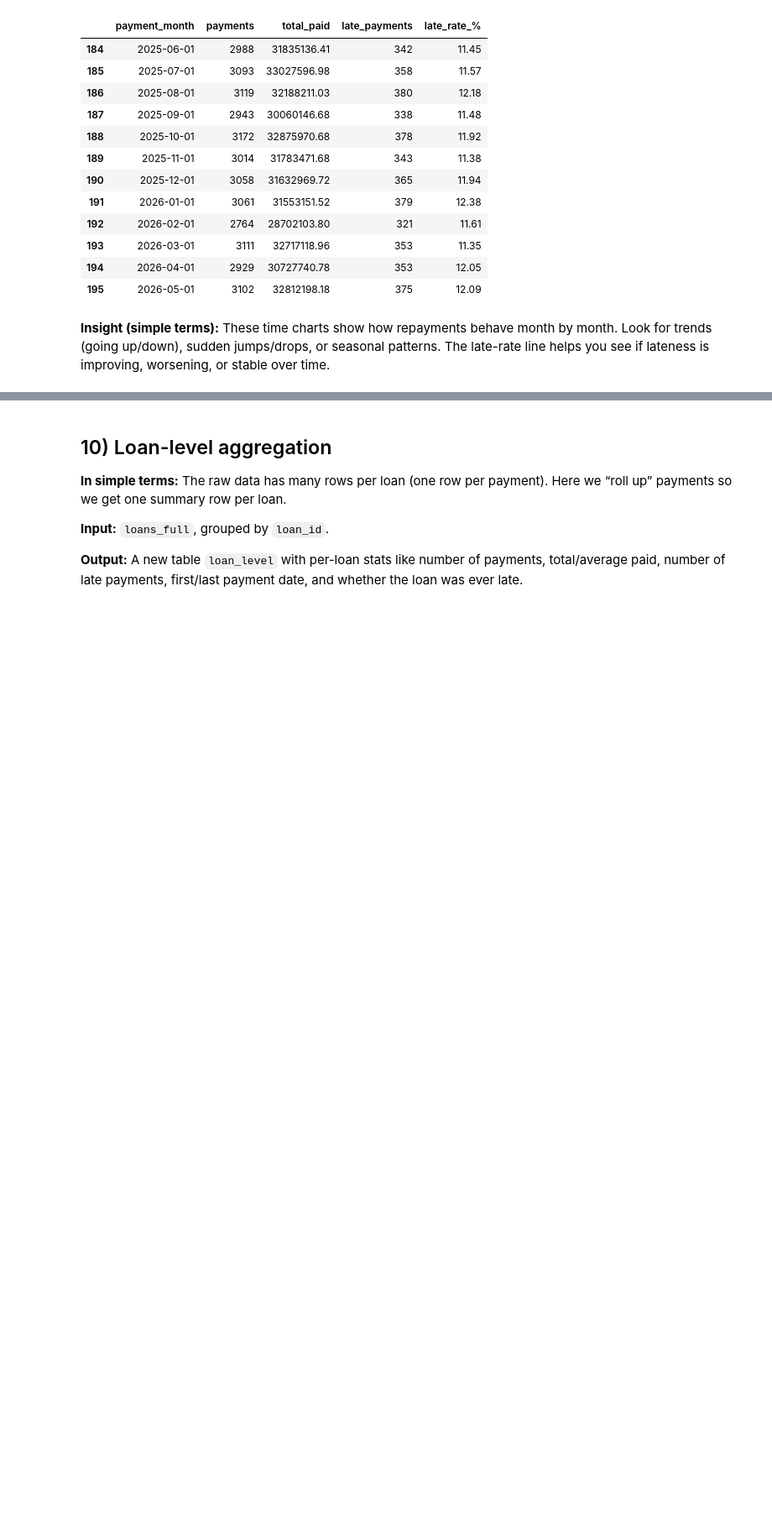
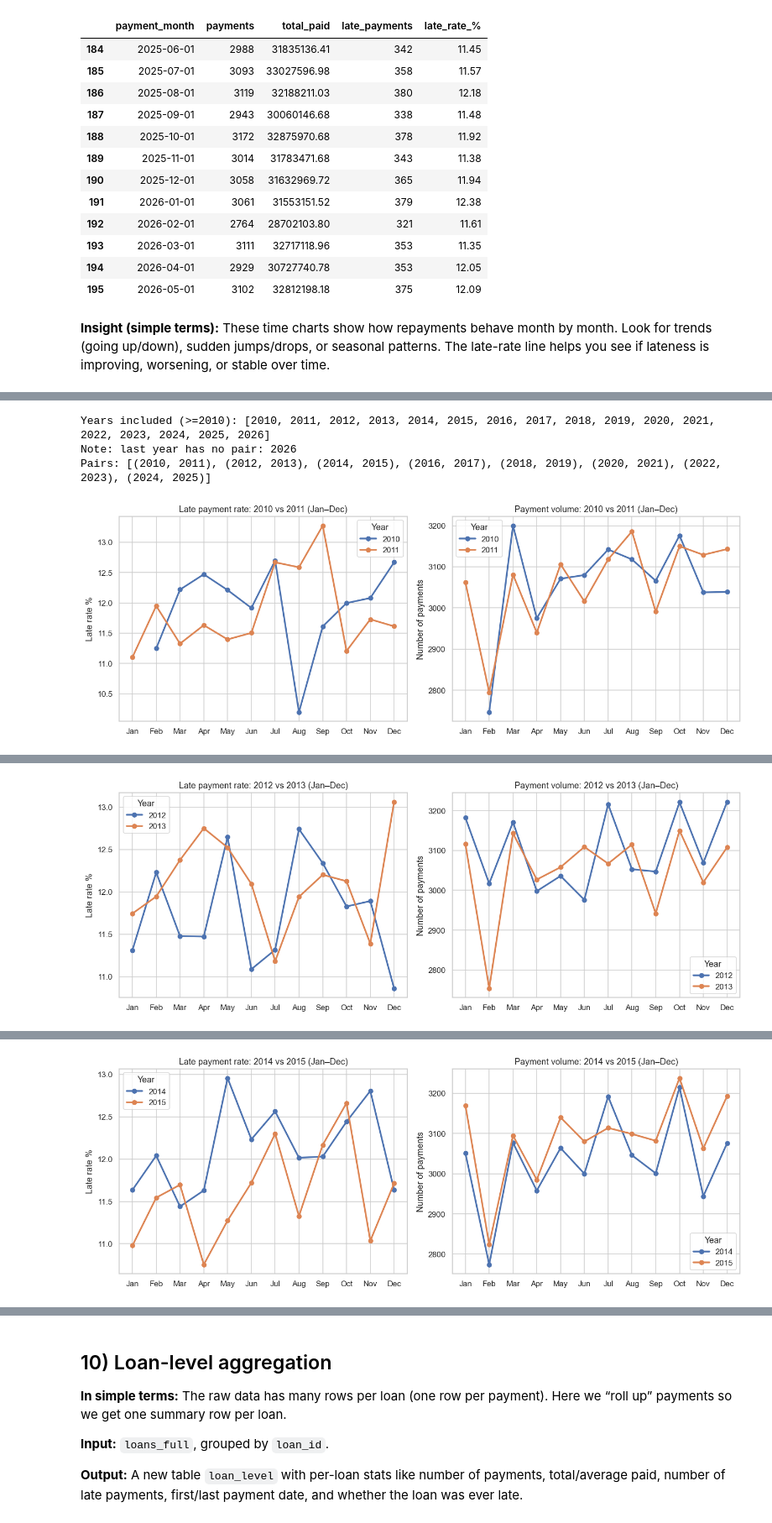
Before and after one commit to ConradNats/Banking-data-analysis, a Jupyter notebook: notebooks/02_loan_repayment.ipynb, the cells around one changed output, grey strips where cells are left out. Shown at 84% size. Saved outputs shown, nothing was run; the diff lists cells and outputs as text; code cells hidden in the pictures; blank space fills up the shorter version.

```diff
--- a/notebooks/02_loan_repayment.ipynb
+++ b/notebooks/02_loan_repayment.ipynb
@@ -652,0 +810,78 @@ else:
+# %%
+import matplotlib.pyplot as plt
+import seaborn as sns
+import numpy as np
+import pandas as pd
+
+sns.set_theme(style='whitegrid', context='notebook')
+plt.rcParams['figure.dpi'] = 110
+
+if 'payment_date' in loans_full.columns and loans_full['payment_date'].notna().any():
+    t = loans_full.dropna(subset=['payment_date']).copy()
+    t['year'] = t['payment_date'].dt.year
+    t['month'] = t['payment_date'].dt.month
+    month_labels = ['Jan','Feb','Mar','Apr','May','Jun','Jul','Aug','Sep','Oct','Nov','Dec']
+
+    years = sorted([int(y) for y in t['year'].dropna().unique() if int(y) >= 2010])
+    print('Years included (>=2010):', years)
+    pairs = [(years[i], years[i+1]) for i in range(0, len(years)-1, 2)]
+    if len(years) % 2 == 1:
+        print('Note: last year has no pair:', years[-1])
+    print('Pairs:', pairs)
+
+    # Pre-aggregate monthly stats for all needed years
+    agg = t[t['year'].isin(years)].groupby(['year','month']).agg(
+        payments=('payment_id','count') if 'payment_id' in t.columns else ('payment_date','size'),
+        late_payments=('late_payment_flag','sum') if 'late_payment_flag' in t.columns else ('payment_date','size'),
+        total_paid=('amount_paid','sum') if 'amount_paid' in t.columns else ('payment_date','size'),
+    ).reset_index()
+    if 'payments' in agg.columns and agg['payments'].ne(0).any():
+        agg['late_rate_%'] = np.where(agg['payments']>0, agg['late_payments']/agg['payments']*100, np.nan)
+    else:
+        agg['late_rate_%'] = np.nan
+
+    for y1, y2 in pairs:
+        base = pd.MultiIndex.from_product([[y1,y2], range(1,13)], names=['year','month']).to_frame(index=False)
+        comp = base.merge(agg, on=['year','month'], how='left')
+        comp['month_name'] = comp['month'].map({i+1:m for i,m in enumerate(month_labels)})
+
+        fig, axes = plt.subplots(1, 2, figsize=(13, 4.8), sharex=True)
+        palette = {y1: '#4C72B0', y2: '#DD8452'}
+
+        for yr, d in comp.groupby('year'):
+            axes[0].plot(d['month'], d['late_rate_%'], marker='o', linewidth=2.3, label=str(yr), color=palette.get(yr))
+            axes[1].plot(d['month'], d['payments'], marker='o', linewidth=2.3, label=str(yr), color=palette.get(yr))
+
+        axes[0].set_title(f'Late payment rate: {y1} vs {y2} (Jan–Dec)')
+        axes[0].set_ylabel('Late rate %')
+        axes[0].set_xticks(range(1,13)); axes[0].set_xticklabels(month_labels)
+        axes[0].legend(title='Year')
+
+        axes[1].set_title(f'Payment volume: {y1} vs {y2} (Jan–Dec)')
+        axes[1].set_ylabel('Number of payments')
+        axes[1].set_xticks(range(1,13)); axes[1].set_xticklabels(month_labels)
+        axes[1].legend(title='Year')
+
+        plt.tight_layout()
+        try:
+            plt.savefig(FIG_DIR / f'compare_{y1}_vs_{y2}.png', bbox_inches='tight')
+        except Exception:
+            pass
+        plt.show()
+
+        wide = comp.pivot(index='month', columns='year', values=['late_rate_%','payments'])
+        wide.columns = [f'{a}_{b}' for a,b in wide.columns]
+        wide = wide.reset_index()
+        wide['month_name'] = wide['month'].map({i+1:m for i,m in enumerate(month_labels)})
+        c1, c2 = f'late_rate_%_{y1}', f'late_rate_%_{y2}'
+        if c1 in wide.columns and c2 in wide.columns:
+            wide['late_rate_diff_pp_(y2-y1)'] = (wide[c2] - wide[c1]).round(2)
+        show = [x for x in ['month_name', f'payments_{y1}', f'payments_{y2}', c1, c2, 'late_rate_diff_pp_(y2-y1)'] if x in wide.columns]
+        display(wide[show])
+else:
+    print('payment_date not available.')
+# %% [output]
+Years included (>=2010): [2010, 2011, 2012, 2013, 2014, 2015, 2016, 2017, 2018, 2019, 2020, 2021, 2022, 2023, 2024, 2025, 2026]
+Note: last year has no pair: 2026
+Pairs: [(2010, 2011), (2012, 2013), (2014, 2015), (2016, 2017), (2018, 2019), (2020, 2021), (2022, 2023), (2024, 2025)]
+[figure, added]
@@ -652,0 +901 @@ else:
+[figure, added]
@@ -652,0 +915 @@ else:
+[figure, added]
```
Also changed, not shown: parts of 17 cells of this notebook, 11 other files.
